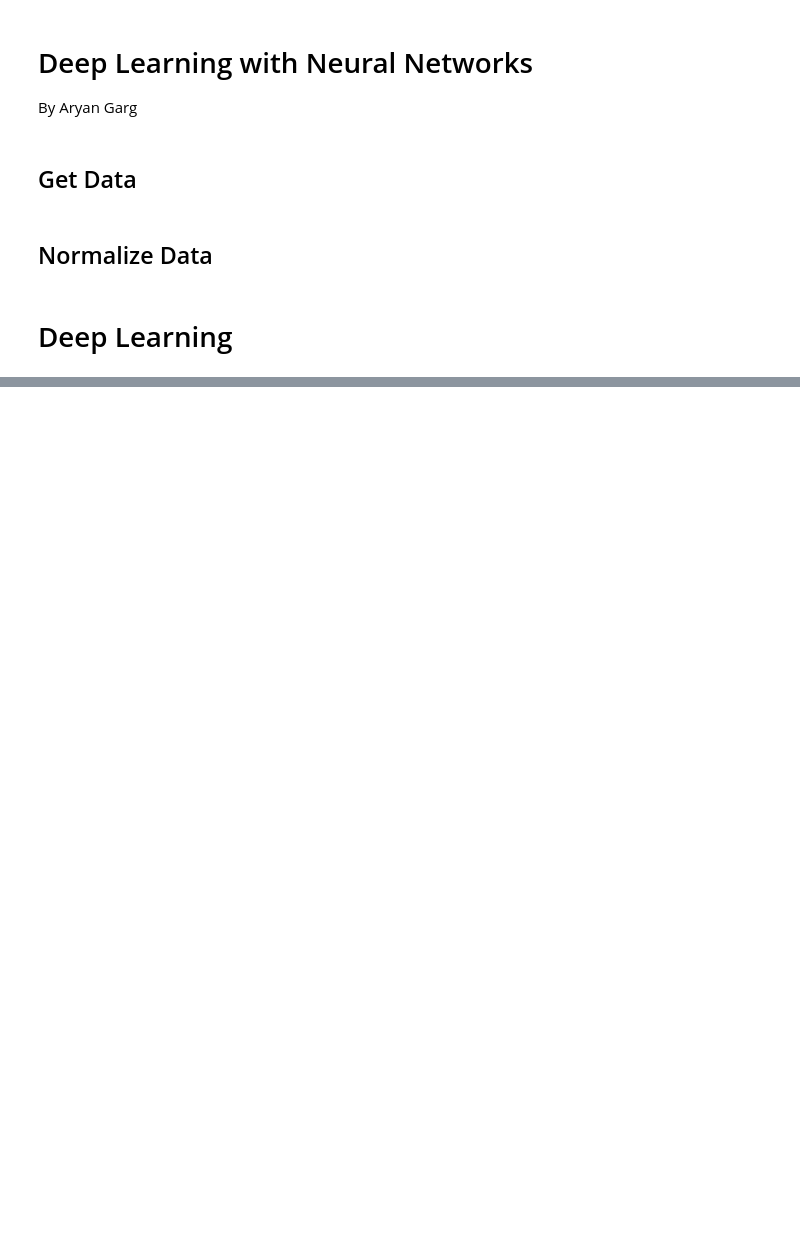
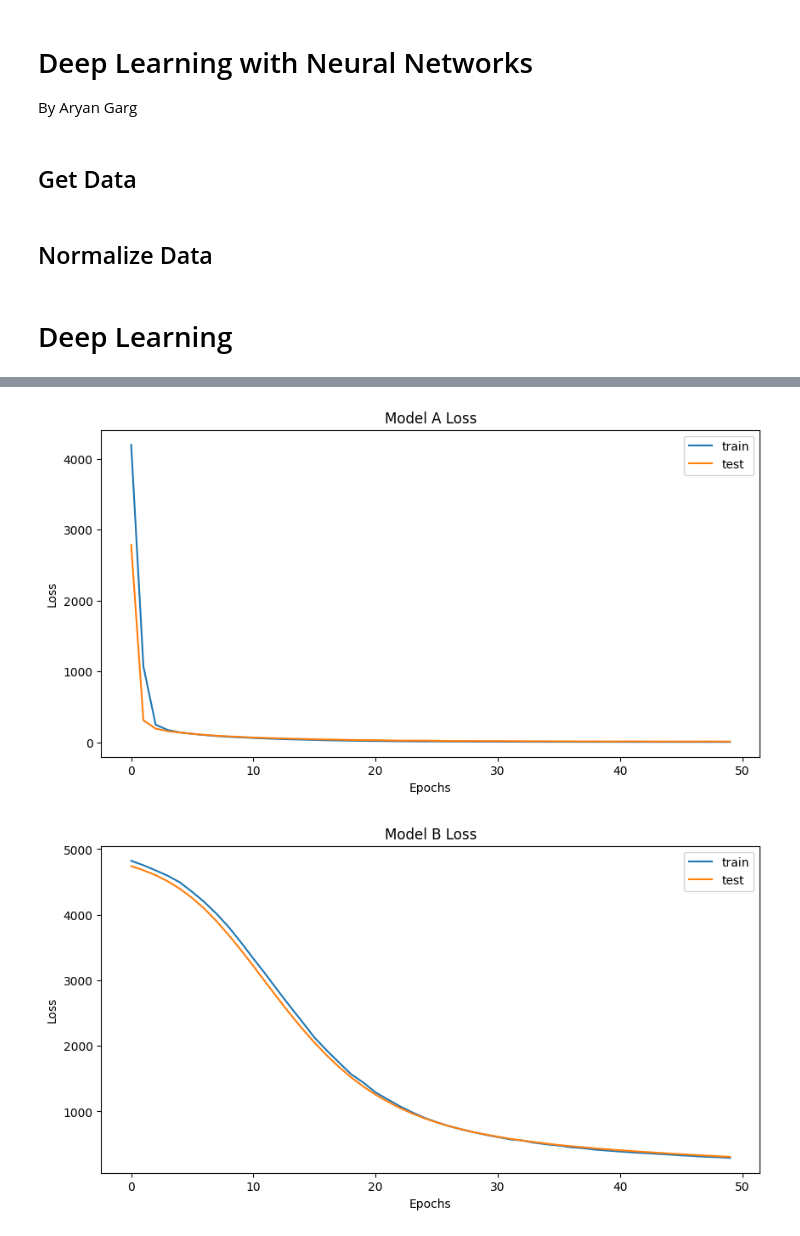
Before and after one commit to lisaliuu/life-expectancy, a Jupyter notebook: neural_networks.ipynb, the cells around one changed output, grey strips where cells are left out. Saved outputs shown, nothing was run; the diff lists cells and outputs as text; code cells hidden in the pictures; blank space fills up the shorter version.

```diff
--- a/neural_networks.ipynb
+++ b/neural_networks.ipynb
@@ -173,0 +72,21 @@ Model C MSE  1.7303660999644885
+# %%
+# function to plot loss over epochs
+def plot_loss(history, name):
+	plt.figure(figsize=(10, 5))
+	plt.plot(history.history['loss'], label='train')
+	plt.plot(history.history['val_loss'], label='test')
+	plt.title(f'Model {name} Loss')
+	plt.xlabel('Epochs')
+	plt.ylabel('Loss')
+	plt.legend()
+	plt.show()
+
+optimizerA = tf.keras.optimizers.Adam(learning_rate=0.001)
+modelA.compile(loss='mean_squared_error',optimizer=optimizerA,metrics=['mean_squared_error'])
+historyA=modelA.fit(train_in,train_out,epochs=50,validation_data=(test_in,test_out))
+
+modelB.compile(loss='mean_squared_error',optimizer='adam',metrics=['mean_squared_error'])
+historyB=modelB.fit(train_in,train_out,epochs=50,validation_data=(test_in,test_out))
+
+modelC.compile(loss='mean_squared_error',optimizer='adam',metrics=['mean_squared_error'])
+historyC=modelC.fit(train_in,train_out,epochs=50,validation_data=(test_in,test_out))
@@ -173,0 +111,16 @@ Model C MSE  1.7303660999644885
+# %%
+plot_loss(historyA, 'A')
+plot_loss(historyB, 'B')
+plot_loss(historyC, 'C')
+
+modelA_loss = modelA.evaluate(test_in, test_out)[0]
+modelB_loss = modelB.evaluate(test_in, test_out)[0]
+modelC_loss = modelC.evaluate(test_in, test_out)[0]
+plt.figure(figsize=(10, 5))
+plt.bar(['Model A', 'Model B', 'Model C'], [modelA_loss, modelB_loss, modelC_loss])
+plt.title('Model Loss Comparison')
+plt.ylabel('Mean Squared Error')
+plt.show()
+# %% [output]
+[figure, added]
+[figure, added]
```
Also changed, not shown: parts of 10 cells of this notebook, 3 other files.
